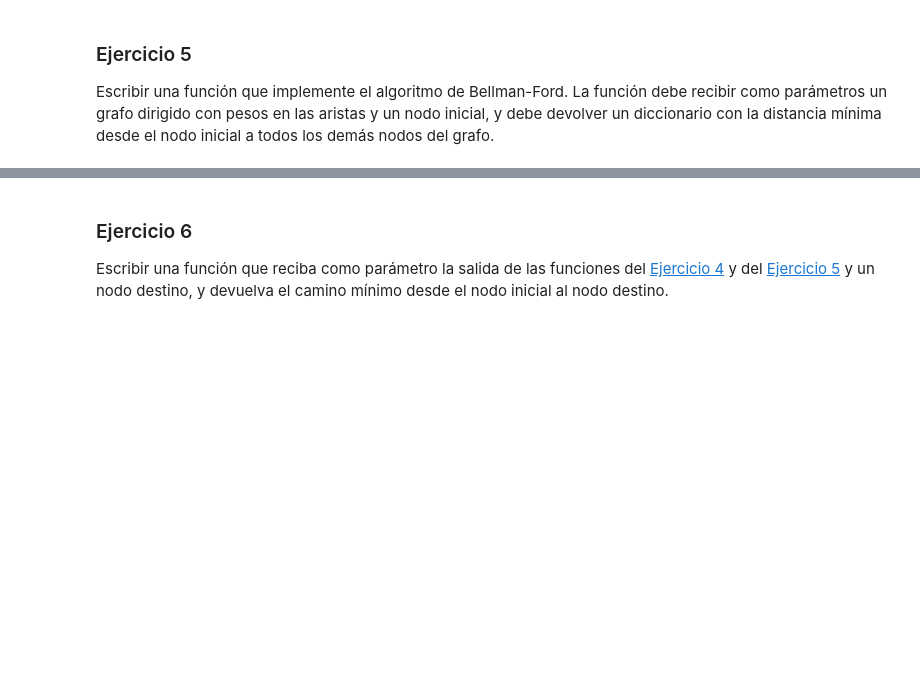
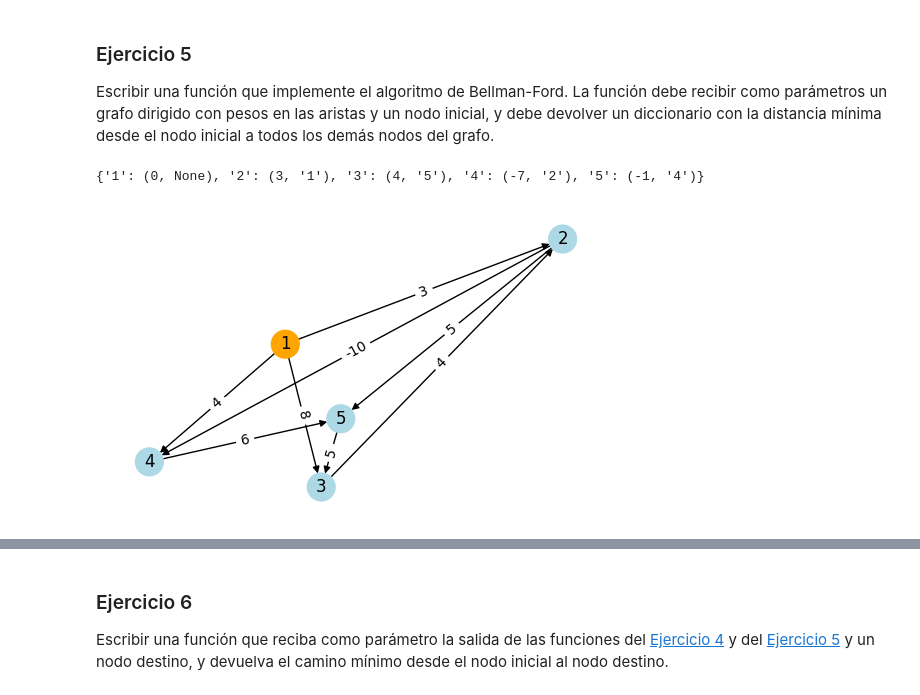
Before and after one commit to Tony-2805/guias-EDD-UNTREF, a Jupyter notebook: 2_Grafos_Guia-2.ipynb, the cells around one changed output, grey strips where cells are left out. Cells and saved outputs as stored; diff of their text form; code cells hidden in the pictures; blank space fills up the shorter version.

```diff
--- a/2_Grafos_Guia-2.ipynb
+++ b/2_Grafos_Guia-2.ipynb
@@ -146,31 +240,32 @@ def camino_minimo_bellman_ford(grafo, origen):
 # %%
 import networkx as nx
 import matplotlib.pyplot as plt
 
 grafo = nx.DiGraph()
-grafo.add_weighted_edges_from(
-    [
-        ("1", "2", 3),
-        ("1", "3", 8),
-        ("1", "4", 4),
-        ("2", "4", -10),
-        ("2", "5", 5),
-        ("3", "2", 4),
-        ("4", "5", 6),
-        ("5", "3", 5),
-    ]
-)
+grafo.add_weighted_edges_from([
+    ('1', '2', 3),
+    ('1', '3', 8),
+    ('1', '4', 4),
+    ('2', '4', -10),
+    ('2', '5', 5),
+    ('3', '2', 4),
+    ('4', '5', 6),
+    ('5', '3', 5),
+])
 
-origen = "1"
+origen = '1'
 distancias = camino_minimo_bellman_ford(grafo, origen)
 print(distancias)
 
-node_colors = ["orange" if n == origen else "lightblue" for n in grafo.nodes]
+node_colors = ['orange' if n == origen else 'lightblue' for n in grafo.nodes]
 pos = nx.spring_layout(grafo, seed=42)  # Generate positions for current graph
-labels = nx.get_edge_attributes(grafo, "weight")  # Get edge labels for current graph
+labels = nx.get_edge_attributes(grafo, 'weight')  # Get edge labels for current graph
 plt.figure(figsize=(5, 3))
 nx.draw(grafo, pos, with_labels=True, node_color=node_colors, node_size=400, arrows=True)
 nx.draw_networkx_edge_labels(grafo, pos, edge_labels=labels)
 plt.show()
+# %% [output]
+{'1': (0, None), '2': (3, '1'), '3': (4, '5'), '4': (-7, '2'), '5': (-1, '4')}
+[figure, added]
 # %%
 from unittest import TestCase, main
```
Also changed, not shown: parts of 17 cells of this notebook, 4 other files.
